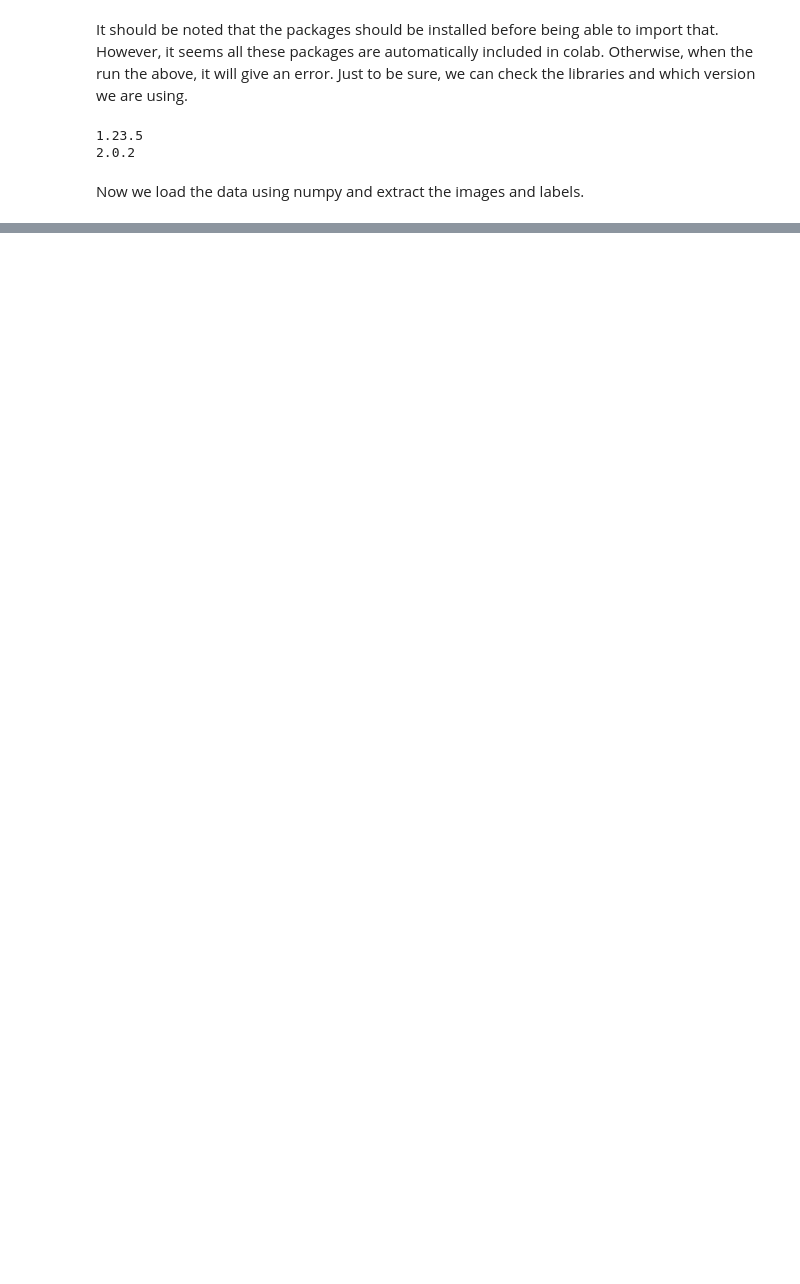
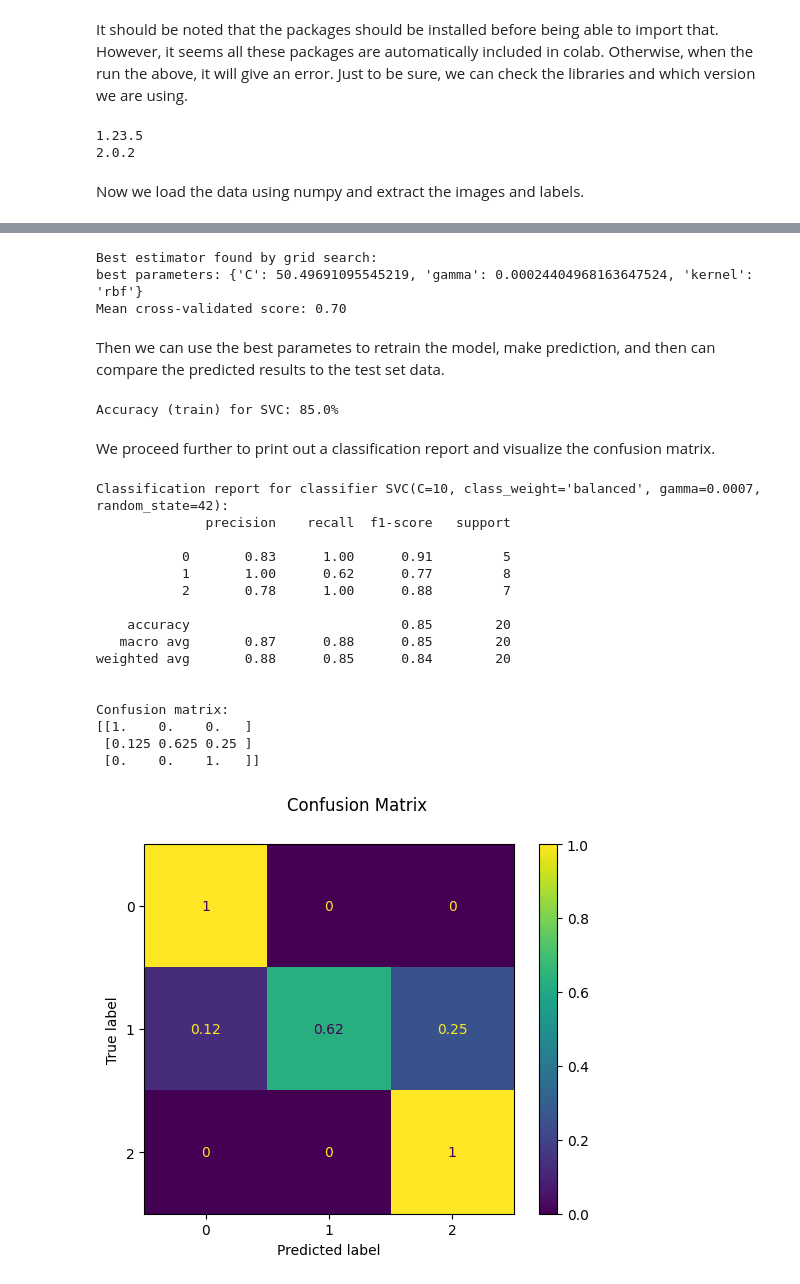
Before and after one commit to MahmutRuzi/CA_images2classification, a Jupyter notebook: CA_image2Class.ipynb, the cells around one changed output, grey strips where cells are left out. Saved outputs shown, nothing was run; the diff lists cells and outputs as text; code cells hidden in the pictures; blank space fills up the shorter version.

```diff
--- a/CA_image2Class.ipynb
+++ b/CA_image2Class.ipynb
@@ -37,0 +59,9 @@ lab_class = raw_data["labels"]
+# %%
+# flatten images, and scale
+data = ca_imgs.reshape((n_samples, -1))/255
+
+# split the data into 80% train and 20% test subset
+X_train, X_test, y_train, y_test = train_test_split(data, lab_class,
+                                                    test_size=0.2, shuffle=True,
+                                                    random_state=42,
+                                                    stratify=lab_class)
@@ -37,0 +90,56 @@ lab_class = raw_data["labels"]
+# %%
+svc_estimator = clf1.fit(X_train, y_train)
+
+print("Best estimator found by grid search:")
+print(f"best parameters: {svc_estimator.best_params_}")
+print(f"Mean cross-validated score: {svc_estimator.best_score_:.2f}")
+# %% [output]
+Best estimator found by grid search:
+best parameters: {'C': 50.49691095545219, 'gamma': 0.00024404968163647524, 'kernel': 'rbf'}
+Mean cross-validated score: 0.70
+# %% [markdown]
+Then we can use the best parametes to retrain the model, make prediction, and then can compare the predicted results to the test set data.
+# %%
+# learn the images using the best parameters
+# initiate the svm classifier
+svc_best = svm.SVC(C=10, kernel="rbf", gamma=0.0007, class_weight='balanced',
+              random_state=42)
+# fit the classfier using the training datatset
+svc_best.fit(X_train, y_train)
+# predict
+predicted = svc_best.predict(X_test)
+
+svc_accuracy = accuracy_score(y_test, predicted)
+print("Accuracy (train) for SVC: %0.1f%% " % (svc_accuracy * 100))
+# %% [output]
+Accuracy (train) for SVC: 85.0%
+# %% [markdown]
+We proceed further to print out a classification report and visualize the confusion matrix.
+# %%
+print(
+    f"Classification report for classifier {svc_best}:\n"
+    f"{classification_report(y_test, predicted)}\n")
+
+disp = ConfusionMatrixDisplay.from_predictions(y_test, predicted,normalize='true')
+disp.figure_.suptitle("Confusion Matrix")
+print(f"Confusion matrix:\n{disp.confusion_matrix}")
+
+plt.show()
+# %% [output]
+Classification report for classifier SVC(C=10, class_weight='balanced', gamma=0.0007, random_state=42):
+              precision    recall  f1-score   support
+
+           0       0.83      1.00      0.91         5
+           1       1.00      0.62      0.77         8
+           2       0.78      1.00      0.88         7
+
+    accuracy                           0.85        20
+   macro avg       0.87      0.88      0.85        20
+weighted avg       0.88      0.85      0.84        20
+
+
+Confusion matrix:
+[[1.    0.    0.   ]
+ [0.125 0.625 0.25 ]
+ [0.    0.    1.   ]]
+[figure, added]
```
Also changed, not shown: parts of 7 cells of this notebook.
